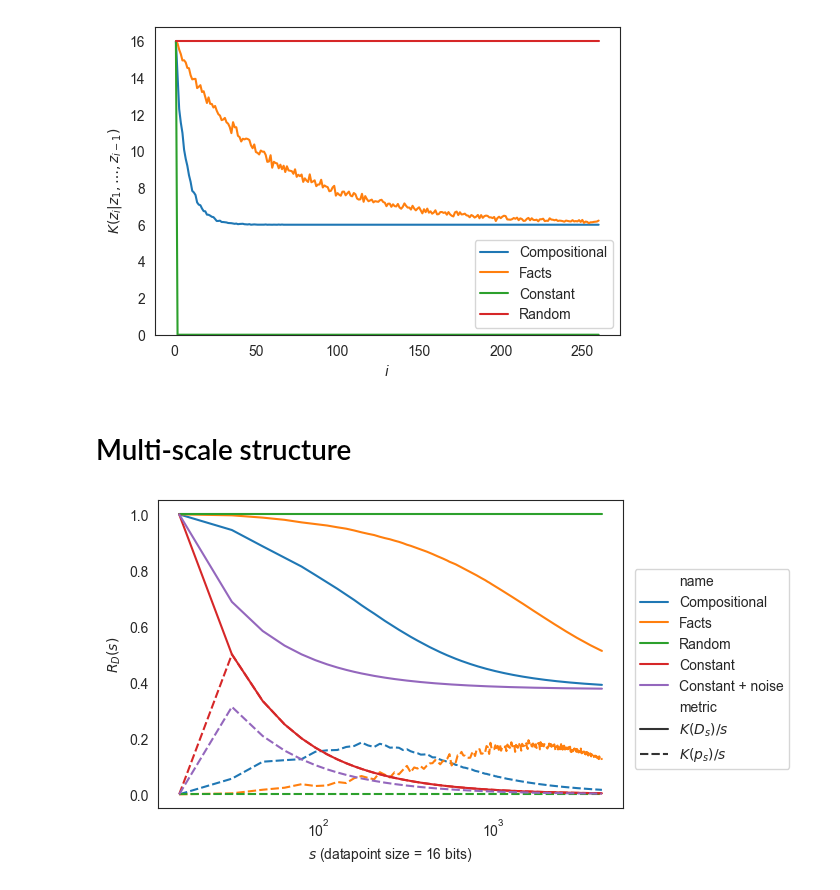
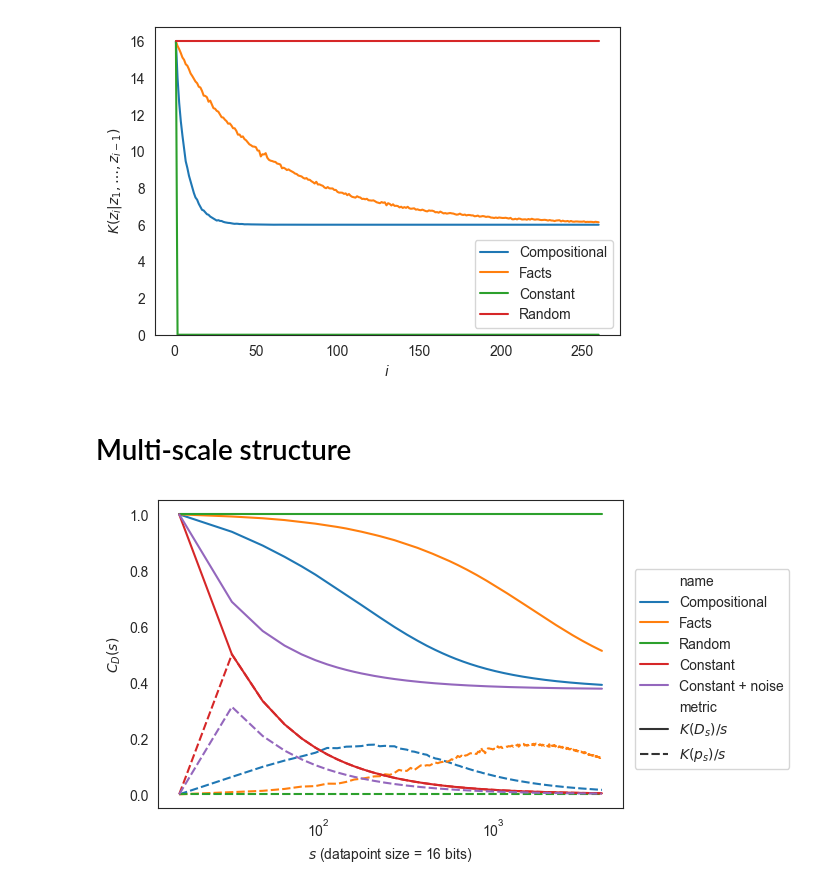
Before and after one commit to EricElmoznino/complexity_compositionality, a Jupyter notebook: notebooks/comp_and_compression_empirical.ipynb, the cells around one changed output. Drawn from its saved outputs; the diff is of its cells as text; code cells hidden in the pictures.

```diff
--- a/notebooks/comp_and_compression_empirical.ipynb
+++ b/notebooks/comp_and_compression_empirical.ipynb
@@ -140,35 +140,35 @@ vocab_size = 8
 const_noise_dims = 6
 assert num_facts == vocab_size**sentence_length == 2**const_noise_dims
 
 preq_curves = preq_curve_comparison(
     datas={
         "Random": RandomData(z_dim=z_dim),
         "Constant": ConstantData(z_dim=z_dim, noise_dims=0),
         "Constant + noise": ConstantData(z_dim=z_dim, noise_dims=const_noise_dims),
         "Facts": FactData(z_dim=z_dim, num_facts=num_facts),
         "Compositional": CompositionalData(
             z_dim=z_dim, sentence_length=sentence_length, vocab_size=vocab_size
         ),
     },
     num_samples=260,
-    num_repeats=1000,
+    num_repeats=10000,
 )
 preq_curves = preq_curves.groupby(["name", "i"])["k_z_next"].mean().reset_index()
 
 fig, ax = plt.subplots(figsize=(6, 4))
 sns.lineplot(
     data=preq_curves,
     x="i",
     y="k_z_next",
     hue="name",
     hue_order=["Compositional", "Facts", "Constant", "Random"],
     ax=ax,
 )
 ax.set(xlabel="$i$", ylabel="$K(z_i | z_1, \ldots, z_{i-1})$", ylim=(0, None))
 ax.legend()
 plt.show()
 # %% [output]
-[figure, old version]
+[figure, new version]
 # %% [markdown]
 # Multi-scale structure
 # %%
@@ -225,8 +225,8 @@ sns.lineplot(
     style_order=["$K(D_s) / s$", "$K(p_s) / s$"],
     ax=ax,
 )
-ax.set(xlabel=f"$s$ (datapoint size = {z_dim} bits)", ylabel="$R_D(s)$", xscale="log")
+ax.set(xlabel=f"$s$ (datapoint size = {z_dim} bits)", ylabel="$C_D(s)$", xscale="log")
 ax.legend(bbox_to_anchor=(1.01, 0.8))
 plt.show()
 # %% [output]
-[figure, old version]
+[figure, new version]
```
